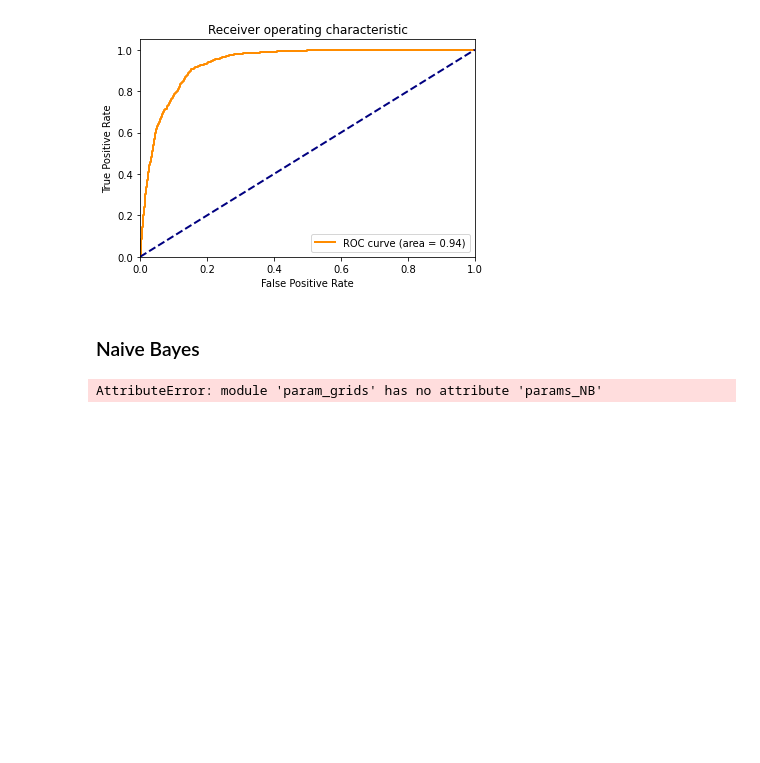
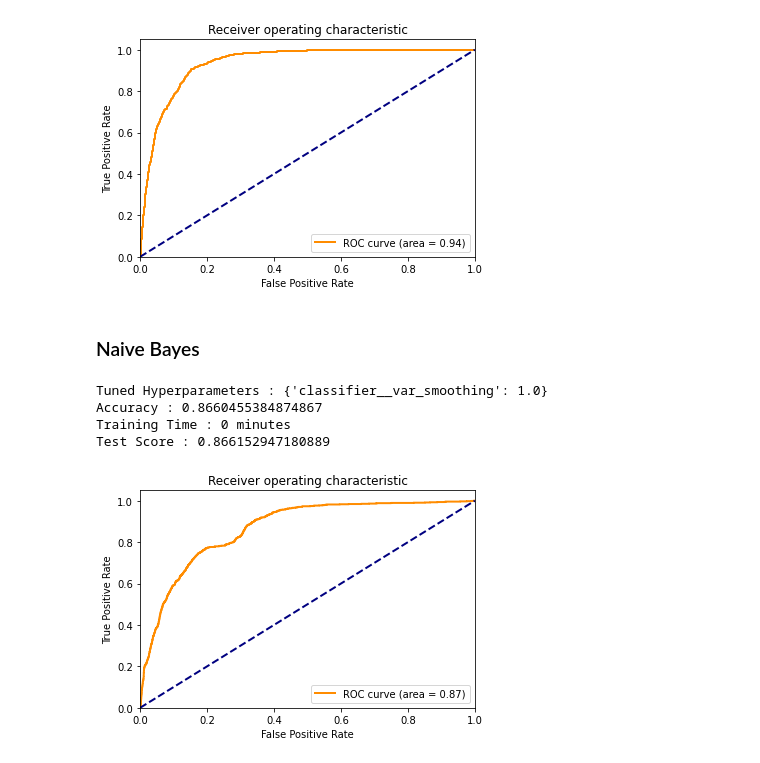
Before and after one commit to gitkym/uvs_bank_marketing_project, a Jupyter notebook: feature_selection.ipynb, the cells around one changed output. Saved outputs shown, nothing was run; the diff lists cells and outputs as text; code cells hidden in the pictures; blank space fills up the shorter version.

```diff
--- a/feature_selection.ipynb
+++ b/feature_selection.ipynb
@@ -402,27 +402,31 @@ Test Score : 0.9358694434416739
 ### Naive Bayes
 # %%
 random_state = 42
-folds = 5
+folds = 10
 
-model_name = f'new_sgd_{folds}'
-model = SGDClassifier(random_state=random_state)
+model_name = f'new_nb_{folds}'
+model = GaussianNB()
 parameters = param_grids.param_nb
 
 df = df_orig.copy()
 
 clf_grid, time, test_score = make_model_nl(df, model, parameters,test_size = 0.2, folds=folds)
 
 
 pickle.dump(clf_grid, open(f'trained_models/{model_name}.pkl', 'wb'))
 
 output_file = f'trained_models/{model_name}.txt'
 
 with open(output_file, 'w') as f:
         # Write the tuned hyperparameters and accuracy to file
         f.write(f"Tuned Hyperparameters: {clf_grid.best_params_}\n")
         f.write(f"Accuracy: {clf_grid.best_score_}\n")
         # Write training time in minutes to file
         f.write(f"Training Time: {time} minutes\n")
         f.write(f"Test Score: {test_score}\n")
 # %% [output]
-AttributeError: module 'param_grids' has no attribute 'params_NB'
+Tuned Hyperparameters : {'classifier__var_smoothing': 1.0}
+Accuracy : 0.8660455384874867
+Training Time : 0 minutes
+Test Score : 0.866152947180889
+[figure, added]
```
Also changed, not shown: parts of 6 cells of this notebook, 4 other files.
